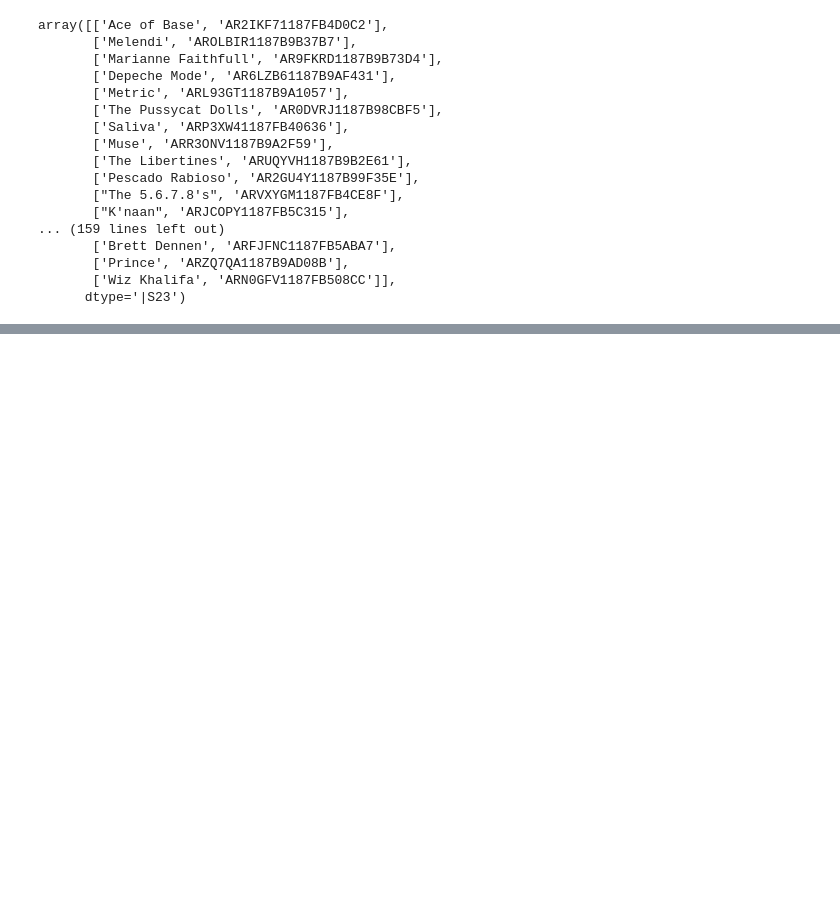
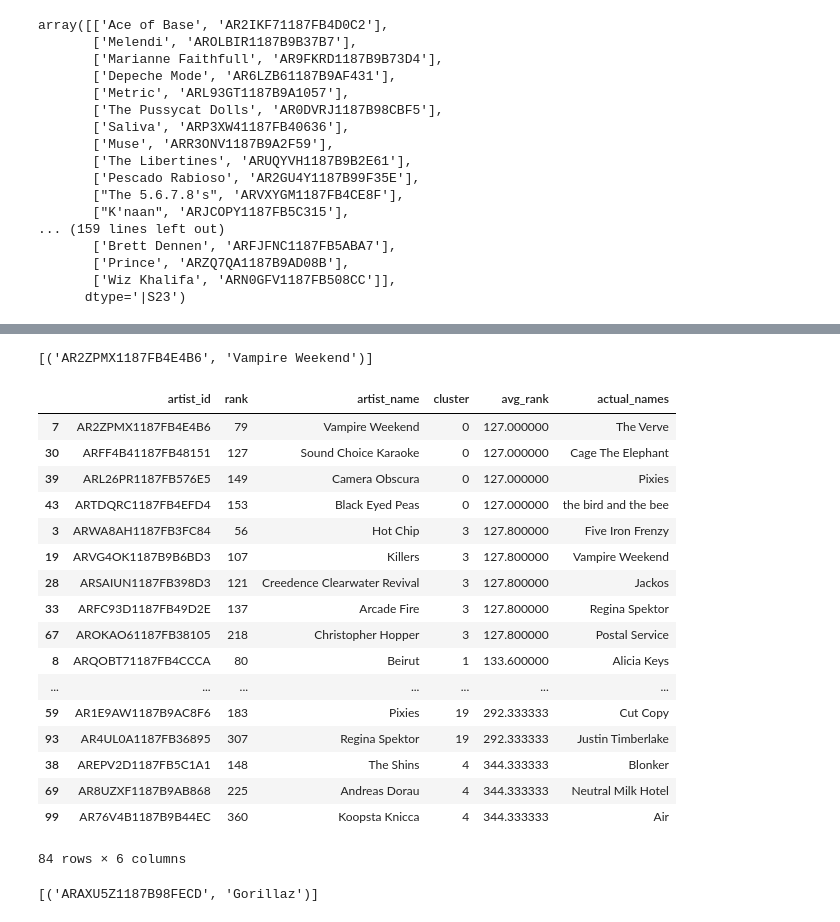
Before and after one commit to bsbell21/CapstoneProject, a Jupyter notebook: clustering_testing.ipynb, the cells around one changed output, grey strips where cells are left out. Saved outputs shown, nothing was run; the diff lists cells and outputs as text; code cells hidden in the pictures; blank space fills up the shorter version.

Commit message:
affinity clustering

```diff
--- a/clustering_testing.ipynb
+++ b/clustering_testing.ipynb
@@ -206,0 +1165,2 @@ array([['Ace of Base', 'AR2IKF71187FB4D0C2'],
+# %%
+df_pipeline = pd.read_csv('liza_ben_df.csv')[['user','artist_id','play_count']]
@@ -206,0 +1173,7 @@ array([['Ace of Base', 'AR2IKF71187FB4D0C2'],
+# %%
+model = gl.load_model('artist_sim_model_triplets')
+# %%
+pl = pf.Pipeline(model, model_cols = ['user','artist_id','play_count'],
+    user_col = 'user', item_col = 'artist_id', listen_col = 'play_count')
+# %%
+pl.fit(df_pipeline)
@@ -206,0 +1229,31 @@ array([['Ace of Base', 'AR2IKF71187FB4D0C2'],
+# %%
+m.get_artist_names('AR2ZPMX1187FB4E4B6')
+# %% [output]
+[('AR2ZPMX1187FB4E4B6', 'Vampire Weekend')]
+# %%
+nbc = pl.playlist_seed_df
+nbc['actual_names'] = np.array(m.get_artist_names(list(nbc['artist_id'].values)))[:,1]
+nbc
+# %% [output]
+|  | artist_id | rank | artist_name | cluster | avg_rank | actual_names |
+| 7 | AR2ZPMX1187FB4E4B6 | 79 | Vampire Weekend | 0 | 127.000000 | The Verve |
+| 30 | ARFF4B41187FB48151 | 127 | Sound Choice Karaoke | 0 | 127.000000 | Cage The Elephant |
+| 39 | ARL26PR1187FB576E5 | 149 | Camera Obscura | 0 | 127.000000 | Pixies |
+| 43 | ARTDQRC1187FB4EFD4 | 153 | Black Eyed Peas | 0 | 127.000000 | the bird and the bee |
+| 3 | ARWA8AH1187FB3FC84 | 56 | Hot Chip | 3 | 127.800000 | Five Iron Frenzy |
+| 19 | ARVG4OK1187B9B6BD3 | 107 | Killers | 3 | 127.800000 | Vampire Weekend |
+| 28 | ARSAIUN1187FB398D3 | 121 | Creedence Clearwater Revival | 3 | 127.800000 | Jackos |
+| 33 | ARFC93D1187FB49D2E | 137 | Arcade Fire | 3 | 127.800000 | Regina Spektor |
+| 67 | AROKAO61187FB38105 | 218 | Christopher Hopper | 3 | 127.800000 | Postal Service |
+| 8 | ARQOBT71187FB4CCCA | 80 | Beirut | 1 | 133.600000 | Alicia Keys |
+| ... | ... | ... | ... | ... | ... | ... |
+| 59 | AR1E9AW1187B9AC8F6 | 183 | Pixies | 19 | 292.333333 | Cut Copy |
+| 93 | AR4UL0A1187FB36895 | 307 | Regina Spektor | 19 | 292.333333 | Justin Timberlake |
+| 38 | AREPV2D1187FB5C1A1 | 148 | The Shins | 4 | 344.333333 | Blonker |
+| 69 | AR8UZXF1187B9AB868 | 225 | Andreas Dorau | 4 | 344.333333 | Neutral Milk Hotel |
+| 99 | AR76V4B1187B9B44EC | 360 | Koopsta Knicca | 4 | 344.333333 | Air |
+84 rows × 6 columns
+# %%
+m.get_artist_names('ARAXU5Z1187B98FECD')
+# %% [output]
+[('ARAXU5Z1187B98FECD', 'Gorillaz')]
```
Also changed, not shown: parts of 145 cells of this notebook, 6 other files.
